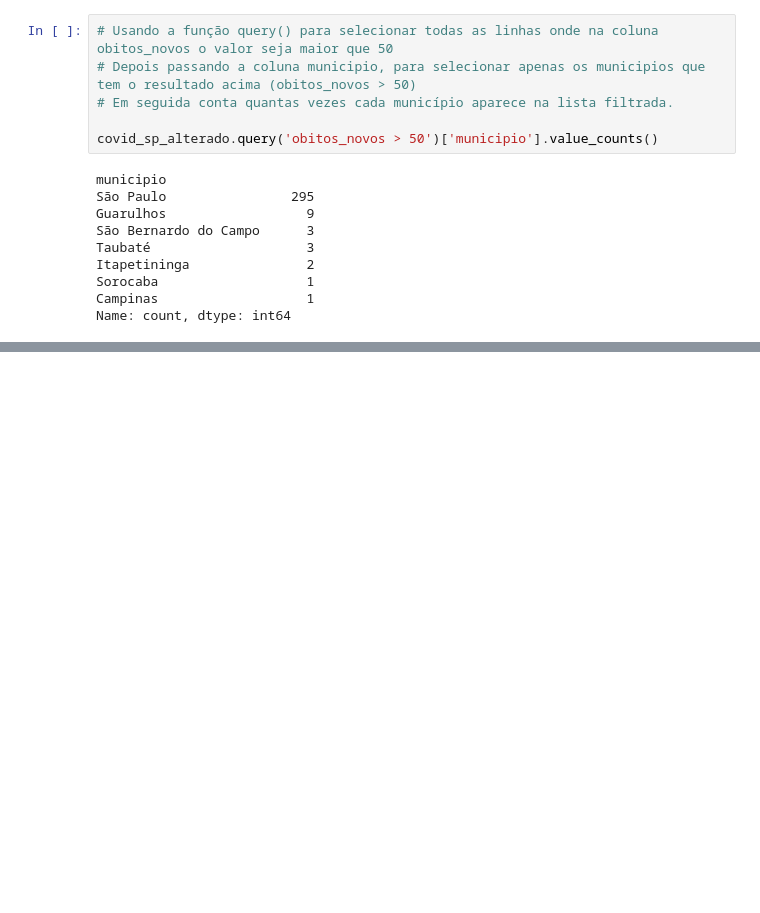
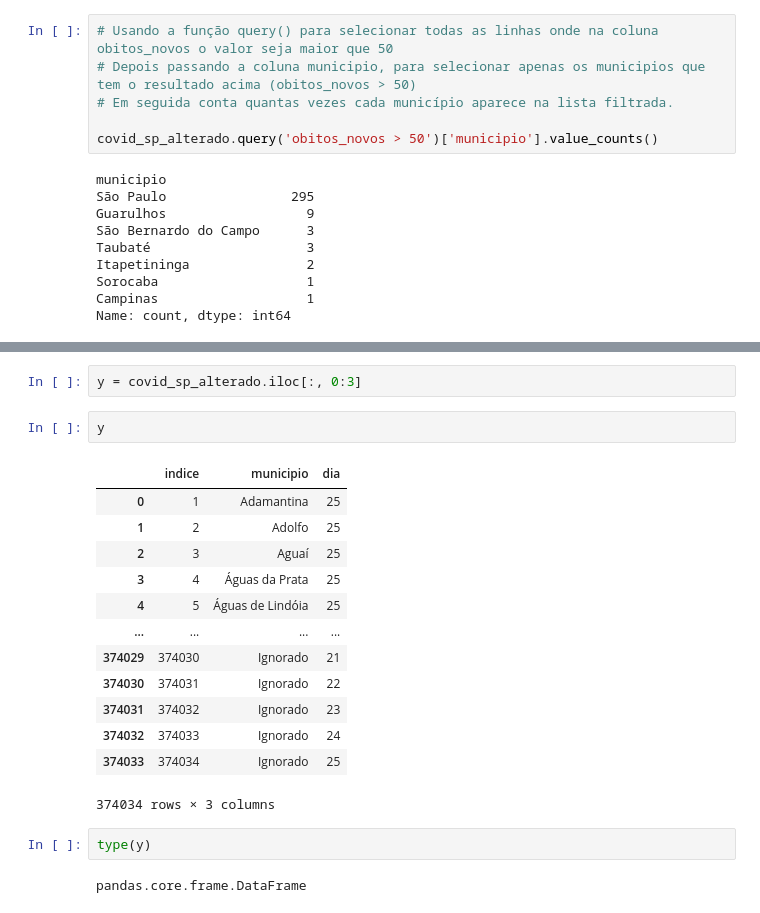
Before and after one commit to marcosfreiresantos/python-analise-de-dados, a Jupyter notebook: fundamentos_python.ipynb, the cells around one changed output, grey strips where cells are left out. Saved outputs shown, nothing was run; the diff lists cells and outputs as text; blank space fills up the shorter version.

```diff
--- a/fundamentos_python.ipynb
+++ b/fundamentos_python.ipynb
@@ -412,0 +439,22 @@ Name: count, dtype: int64
+# %%
+y = covid_sp_alterado.iloc[:, 0:3]
+# %%
+y
+# %% [output]
+|  | indice | municipio | dia |
+| 0 | 1 | Adamantina | 25 |
+| 1 | 2 | Adolfo | 25 |
+| 2 | 3 | Aguaí | 25 |
+| 3 | 4 | Águas da Prata | 25 |
+| 4 | 5 | Águas de Lindóia | 25 |
+| ... | ... | ... | ... |
+| 374029 | 374030 | Ignorado | 21 |
+| 374030 | 374031 | Ignorado | 22 |
+| 374031 | 374032 | Ignorado | 23 |
+| 374032 | 374033 | Ignorado | 24 |
+| 374033 | 374034 | Ignorado | 25 |
+374034 rows × 3 columns
+# %%
+type(y)
+# %% [output]
+pandas.core.frame.DataFrame
```
Also changed, not shown: parts of 9 cells of this notebook.
